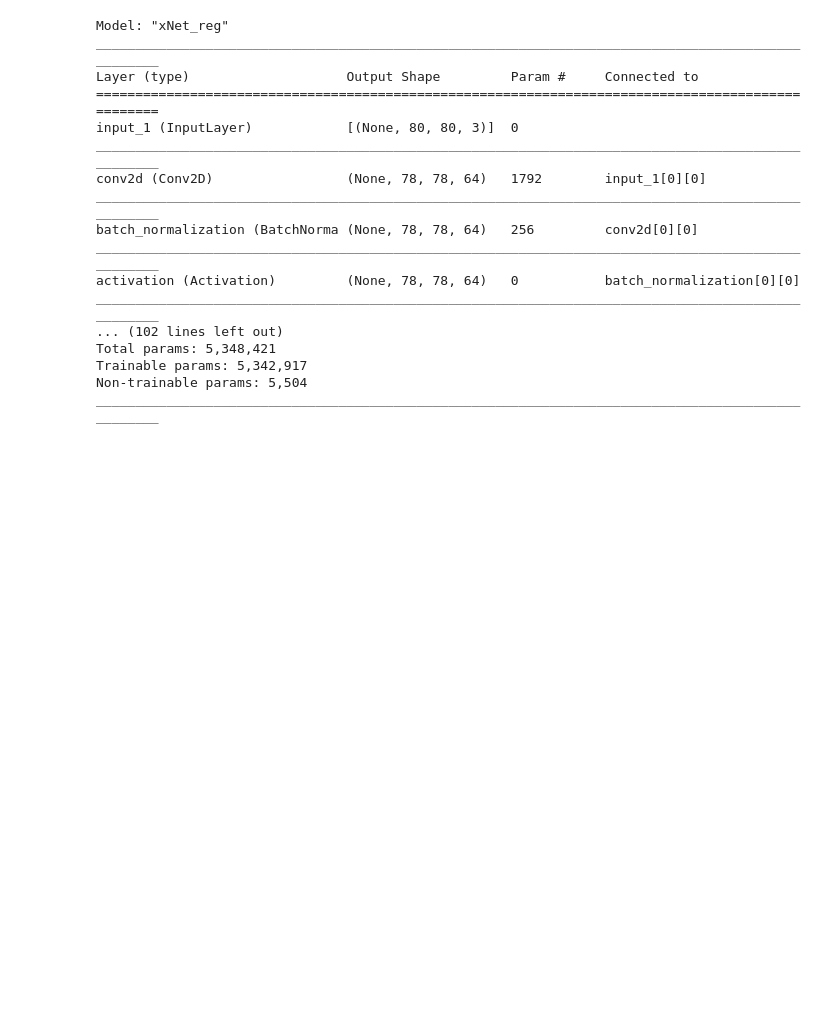
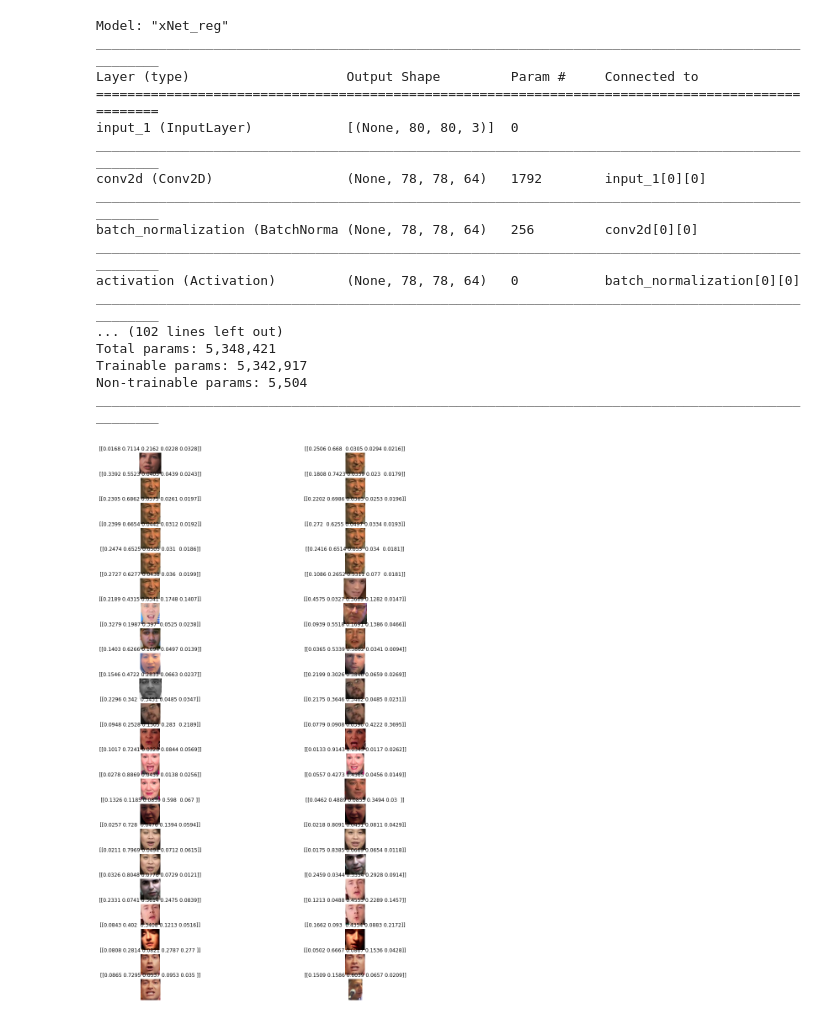
Before and after one commit to e-remington-lee/record_video, a Jupyter notebook: train_models_tensorflow/train_model_5.ipynb, the cells around one changed output. Cells and saved outputs as stored; diff of their text form; code cells hidden in the pictures; blank space fills up the shorter version.

```diff
--- a/train_models_tensorflow/train_model_5.ipynb
+++ b/train_models_tensorflow/train_model_5.ipynb
@@ -336,27 +336,30 @@ batch_size=64, class_mode="categorical")
 model.evaluate(test_generator)
 # %%
 # root_dir = "img_test"
-root_dir = "emotions_5_test\\test\\anger_disgust"
+root_dir = "../labeled_data/emotions_v2_cmu_test"
 dir_ = os.listdir(root_dir)
 
 test_img_paths = [os.path.join(root_dir,x) for x in dir_]
 rows = len(dir_)
 
 fig = plt.gcf()
 fig.set_size_inches(16,48)
 for i, img in enumerate(test_img_paths):
     img_load_for_test = image.load_img(img, target_size=(i_s,i_s))
     img_test = image.img_to_array(img_load_for_test)
+    img_test = img_test * 1.0/255
     img_test = np.expand_dims(img_test, axis=0)
     title = model.predict(img_test)
 
     img_plot = mpimg.imread(img)
-    sb = plt.subplot(20,2,i+1)
+    sb = plt.subplot(rows,2,i+1)
     sb.set_title(str(title))
     sb.axis("off")
     img_plot = mpimg.imread(img)
     plt.imshow(img_plot)
 plt.show()
+# %% [output]
+[figure, added]
 # %%
 # PLOT LOSS AND ACCURACY
 %matplotlib inline
```
Also changed, not shown: parts of 1 cell of this notebook, 24 other files.
